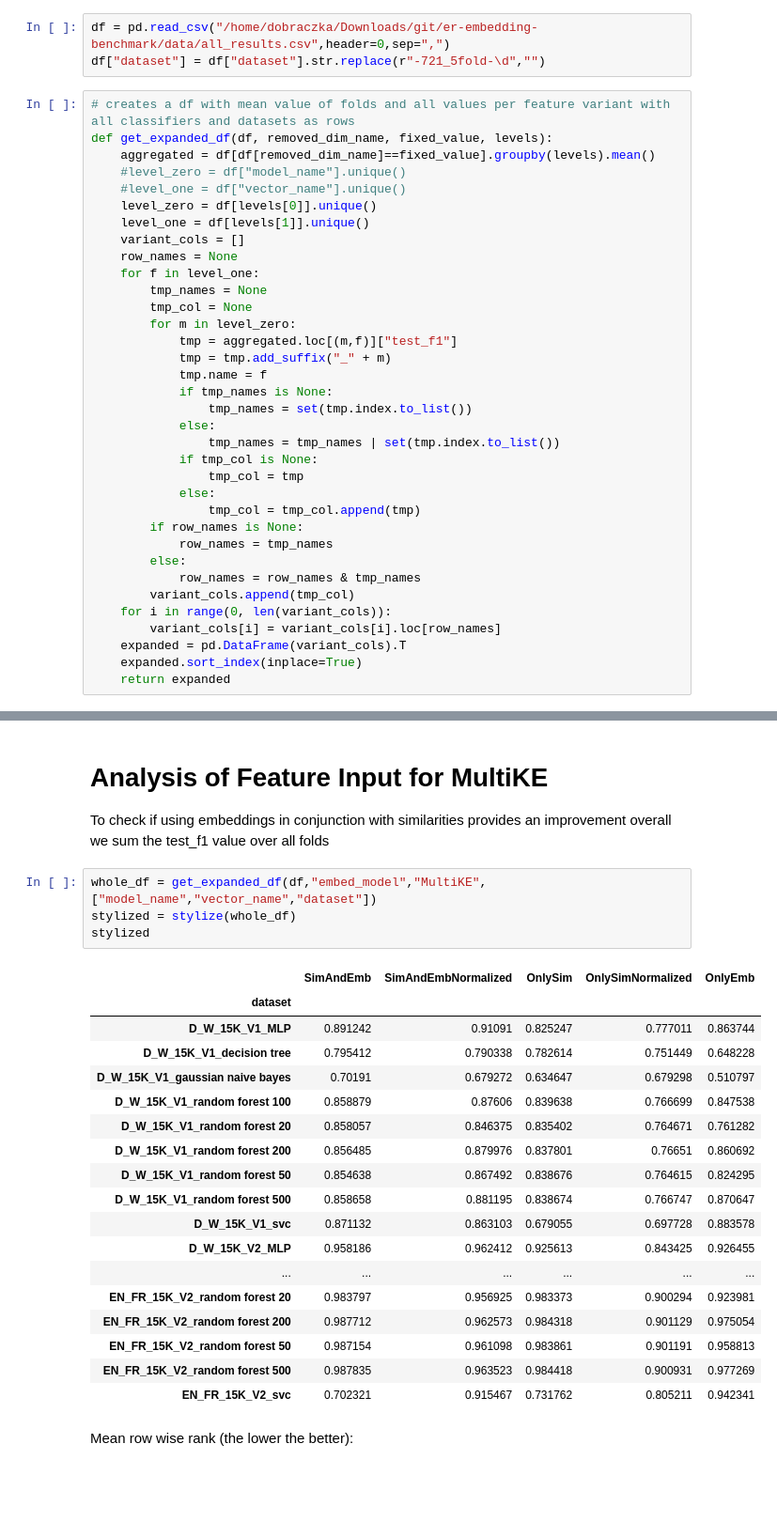
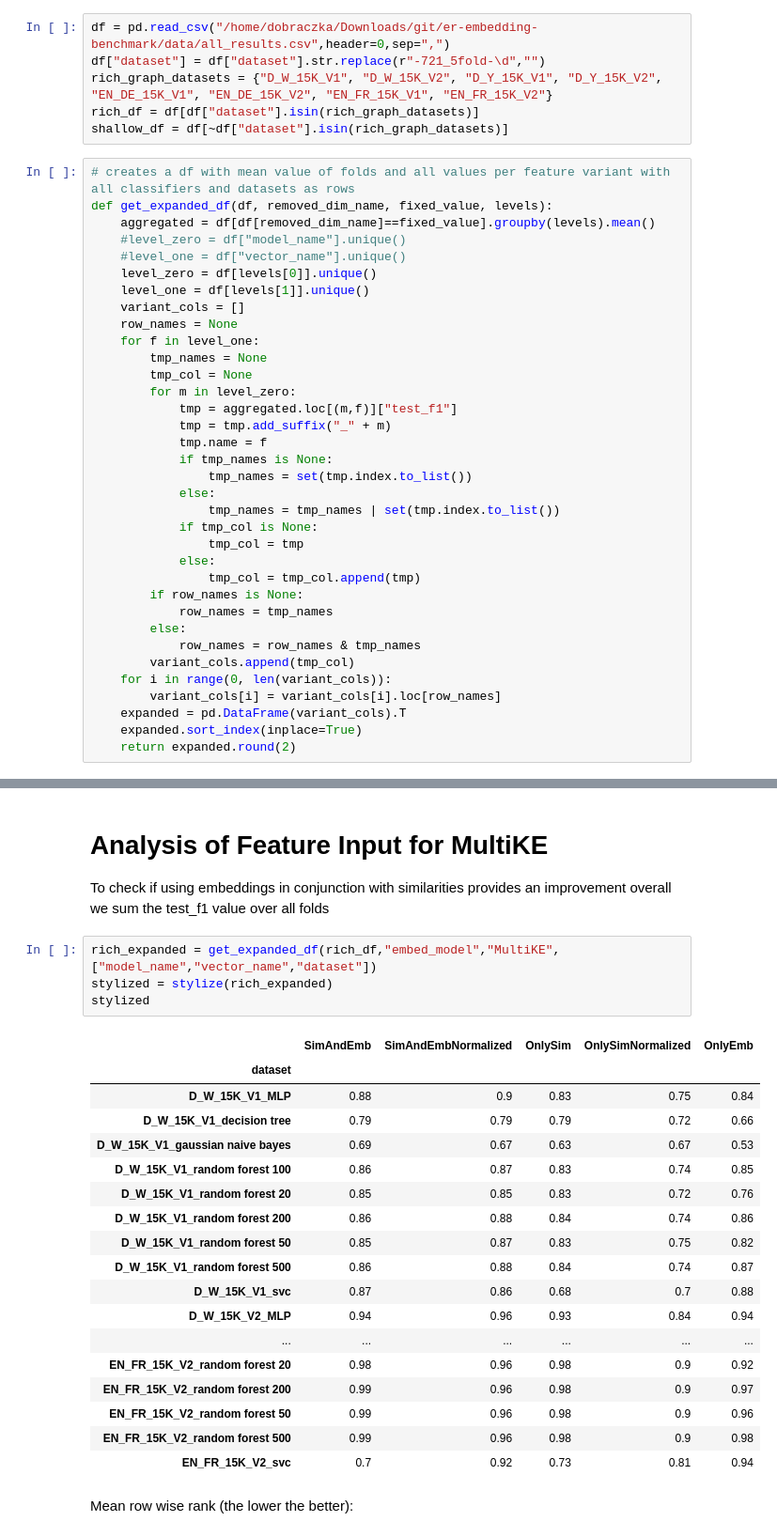
Before and after one commit to jonathanschuchart/eager, a Jupyter notebook: analysis/Statistics.ipynb, the cells around one changed output, grey strips where cells are left out. Shown at 94% size. Drawn from its saved outputs; the diff is of its cells as text; blank space fills up the shorter version.

```diff
--- a/analysis/Statistics.ipynb
+++ b/analysis/Statistics.ipynb
@@ -7,6 +7,9 @@ from scikit_posthocs import posthoc_nemenyi_friedman as nemenyi
 # %%
 df = pd.read_csv("/home/dobraczka/Downloads/git/er-embedding-benchmark/data/all_results.csv",header=0,sep=",")
 df["dataset"] = df["dataset"].str.replace(r"-721_5fold-\d","")
+rich_graph_datasets = {"D_W_15K_V1", "D_W_15K_V2", "D_Y_15K_V1", "D_Y_15K_V2", "EN_DE_15K_V1", "EN_DE_15K_V2", "EN_FR_15K_V1", "EN_FR_15K_V2"}
+rich_df = df[df["dataset"].isin(rich_graph_datasets)]
+shallow_df = df[~df["dataset"].isin(rich_graph_datasets)]
 # %%
 # creates a df with mean value of folds and all values per feature variant with all classifiers and datasets as rows
 def get_expanded_df(df, removed_dim_name, fixed_value, levels):
@@ -41,4 +44,4 @@ def get_expanded_df(df, removed_dim_name, fixed_value, levels):
         variant_cols[i] = variant_cols[i].loc[row_names]
     expanded = pd.DataFrame(variant_cols).T
     expanded.sort_index(inplace=True)
-    return expanded
+    return expanded.round(2)
@@ -120,28 +146,28 @@ SimAndEmb is significantly better than SimAndEmbNormalized, OnlySimNormalized an
 # Analysis of Feature Input for MultiKE
 To check if using embeddings in conjunction with similarities provides an improvement overall we sum the test_f1 value over all folds
 # %%
-whole_df = get_expanded_df(df,"embed_model","MultiKE",["model_name","vector_name","dataset"])
-stylized = stylize(whole_df)
+rich_expanded = get_expanded_df(rich_df,"embed_model","MultiKE",["model_name","vector_name","dataset"])
+stylized = stylize(rich_expanded)
 stylized
 # %% [output]
 |  | SimAndEmb | SimAndEmbNormalized | OnlySim | OnlySimNormalized | OnlyEmb |
 | dataset |  |  |  |  |  |
-| D_W_15K_V1_MLP | 0.891242 | 0.91091 | 0.825247 | 0.777011 | 0.863744 |
-| D_W_15K_V1_decision tree | 0.795412 | 0.790338 | 0.782614 | 0.751449 | 0.648228 |
-| D_W_15K_V1_gaussian naive bayes | 0.70191 | 0.679272 | 0.634647 | 0.679298 | 0.510797 |
-| D_W_15K_V1_random forest 100 | 0.858879 | 0.87606 | 0.839638 | 0.766699 | 0.847538 |
-| D_W_15K_V1_random forest 20 | 0.858057 | 0.846375 | 0.835402 | 0.764671 | 0.761282 |
-| D_W_15K_V1_random forest 200 | 0.856485 | 0.879976 | 0.837801 | 0.76651 | 0.860692 |
-| D_W_15K_V1_random forest 50 | 0.854638 | 0.867492 | 0.838676 | 0.764615 | 0.824295 |
-| D_W_15K_V1_random forest 500 | 0.858658 | 0.881195 | 0.838674 | 0.766747 | 0.870647 |
-| D_W_15K_V1_svc | 0.871132 | 0.863103 | 0.679055 | 0.697728 | 0.883578 |
-| D_W_15K_V2_MLP | 0.958186 | 0.962412 | 0.925613 | 0.843425 | 0.926455 |
+| D_W_15K_V1_MLP | 0.88 | 0.9 | 0.83 | 0.75 | 0.84 |
+| D_W_15K_V1_decision tree | 0.79 | 0.79 | 0.79 | 0.72 | 0.66 |
+| D_W_15K_V1_gaussian naive bayes | 0.69 | 0.67 | 0.63 | 0.67 | 0.53 |
+| D_W_15K_V1_random forest 100 | 0.86 | 0.87 | 0.83 | 0.74 | 0.85 |
+| D_W_15K_V1_random forest 20 | 0.85 | 0.85 | 0.83 | 0.72 | 0.76 |
+| D_W_15K_V1_random forest 200 | 0.86 | 0.88 | 0.84 | 0.74 | 0.86 |
+| D_W_15K_V1_random forest 50 | 0.85 | 0.87 | 0.83 | 0.75 | 0.82 |
+| D_W_15K_V1_random forest 500 | 0.86 | 0.88 | 0.84 | 0.74 | 0.87 |
+| D_W_15K_V1_svc | 0.87 | 0.86 | 0.68 | 0.7 | 0.88 |
+| D_W_15K_V2_MLP | 0.94 | 0.96 | 0.93 | 0.84 | 0.94 |
 | ... | ... | ... | ... | ... | ... |
-| EN_FR_15K_V2_random forest 20 | 0.983797 | 0.956925 | 0.983373 | 0.900294 | 0.923981 |
-| EN_FR_15K_V2_random forest 200 | 0.987712 | 0.962573 | 0.984318 | 0.901129 | 0.975054 |
-| EN_FR_15K_V2_random forest 50 | 0.987154 | 0.961098 | 0.983861 | 0.901191 | 0.958813 |
-| EN_FR_15K_V2_random forest 500 | 0.987835 | 0.963523 | 0.984418 | 0.900931 | 0.977269 |
-| EN_FR_15K_V2_svc | 0.702321 | 0.915467 | 0.731762 | 0.805211 | 0.942341 |
+| EN_FR_15K_V2_random forest 20 | 0.98 | 0.96 | 0.98 | 0.9 | 0.92 |
+| EN_FR_15K_V2_random forest 200 | 0.99 | 0.96 | 0.98 | 0.9 | 0.97 |
+| EN_FR_15K_V2_random forest 50 | 0.99 | 0.96 | 0.98 | 0.9 | 0.96 |
+| EN_FR_15K_V2_random forest 500 | 0.99 | 0.96 | 0.98 | 0.9 | 0.98 |
+| EN_FR_15K_V2_svc | 0.7 | 0.92 | 0.73 | 0.81 | 0.94 |
 # %% [markdown]
 Mean row wise rank (the lower the better):
 # %%
```
Also changed, not shown: parts of 51 cells of this notebook.
